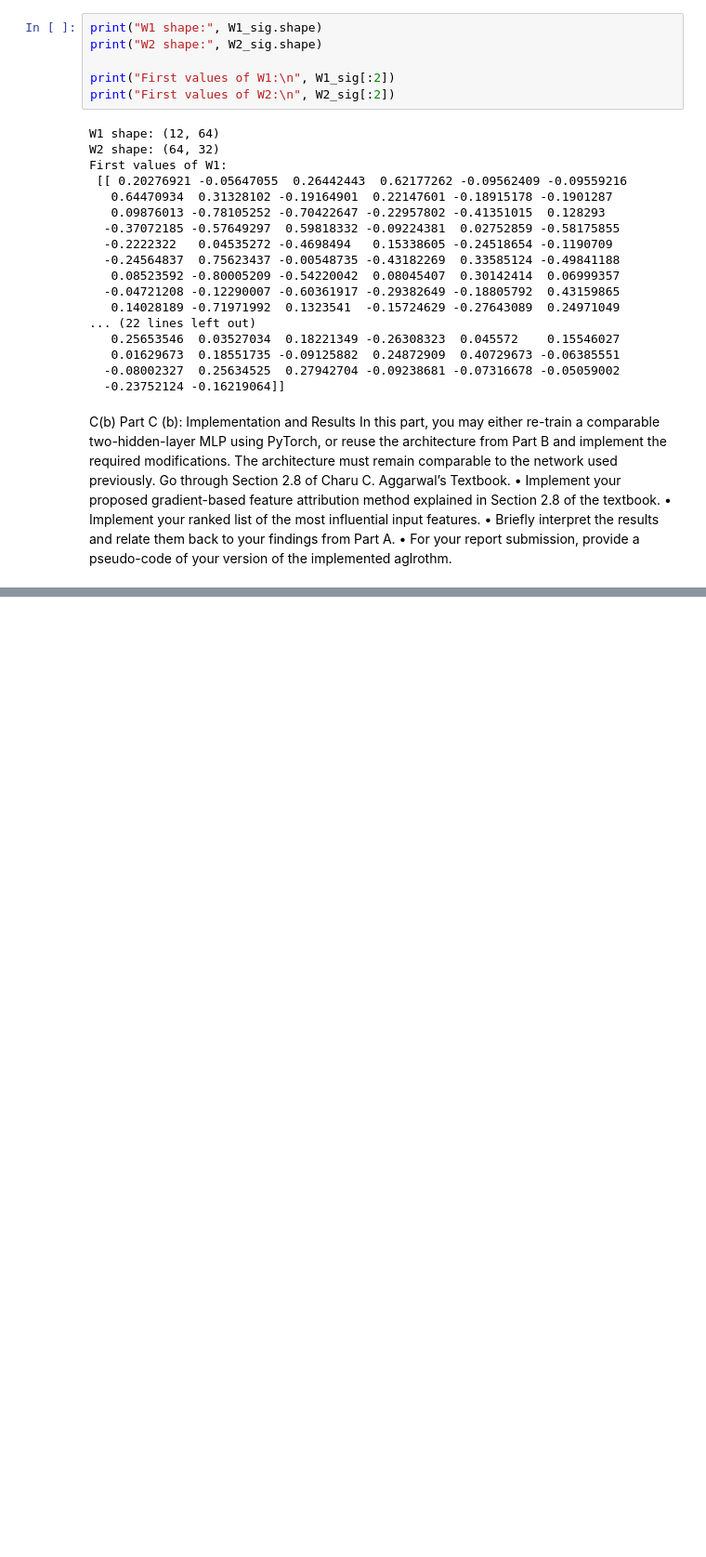
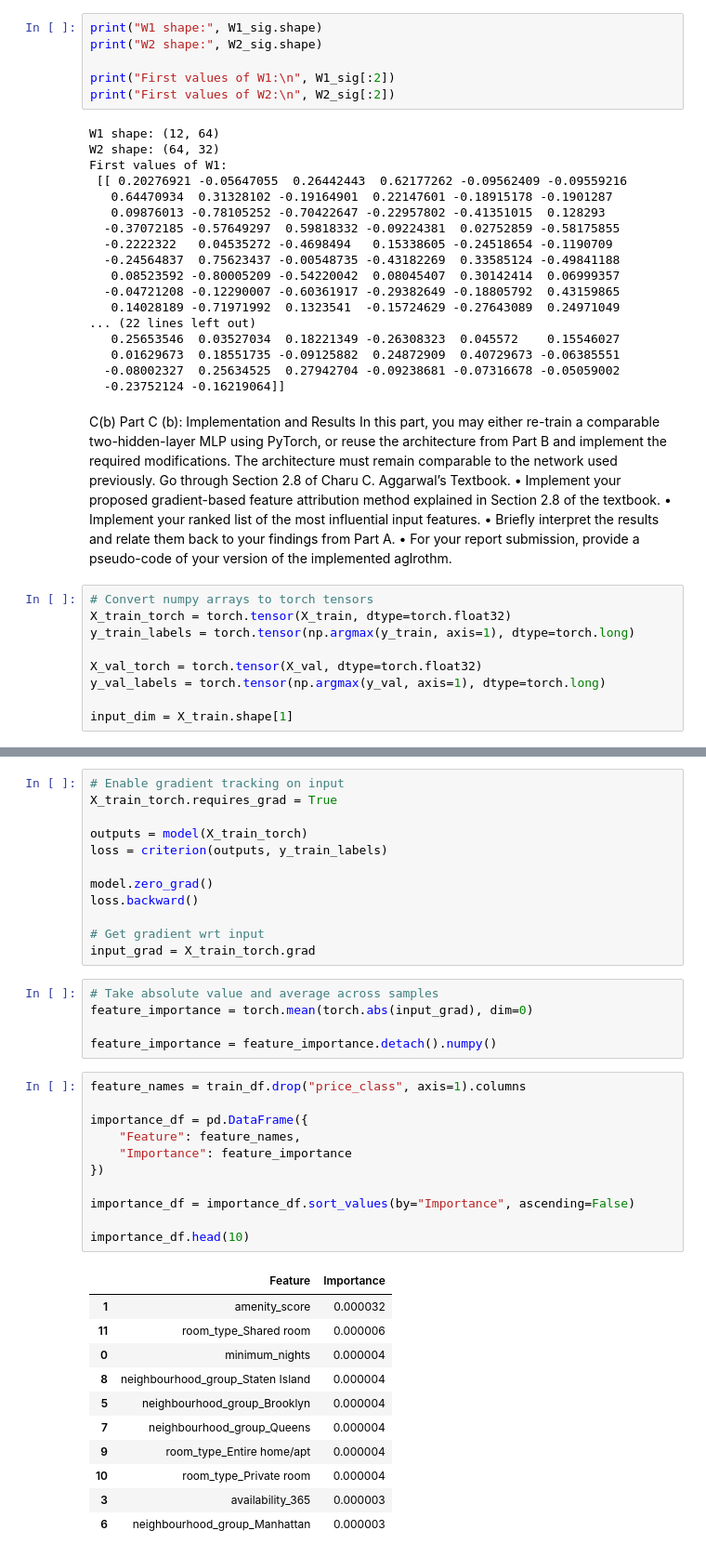
Before and after one commit to RMHamzaArif89/AI600-Assignment1-Airbnb-MLP, a Jupyter notebook: partA_EDA.ipynb, the cells around one changed output, grey strips where cells are left out. Shown at 93% size. Saved outputs shown, nothing was run; the diff lists cells and outputs as text; blank space fills up the shorter version.

```diff
--- a/partA_EDA.ipynb
+++ b/partA_EDA.ipynb
@@ -432,3 +432,12 @@ Go through Section 2.8 of Charu C. Aggarwal’s Textbook.
 • Briefly interpret the results and relate them back to your findings from Part A.
 • For your report submission, provide a pseudo-code of your version of the implemented
 aglrothm.
+# %%
+# Convert numpy arrays to torch tensors
+X_train_torch = torch.tensor(X_train, dtype=torch.float32)
+y_train_labels = torch.tensor(np.argmax(y_train, axis=1), dtype=torch.long)
+
+X_val_torch = torch.tensor(X_val, dtype=torch.float32)
+y_val_labels = torch.tensor(np.argmax(y_val, axis=1), dtype=torch.long)
+
+input_dim = X_train.shape[1]
@@ -434,0 +487,40 @@ aglrothm.
+# %%
+# Enable gradient tracking on input
+X_train_torch.requires_grad = True
+
+outputs = model(X_train_torch)
+loss = criterion(outputs, y_train_labels)
+
+model.zero_grad()
+loss.backward()
+
+# Get gradient wrt input
+input_grad = X_train_torch.grad
+# %%
+# Take absolute value and average across samples
+feature_importance = torch.mean(torch.abs(input_grad), dim=0)
+
+feature_importance = feature_importance.detach().numpy()
+# %%
+feature_names = train_df.drop("price_class", axis=1).columns
+
+importance_df = pd.DataFrame({
+    "Feature": feature_names,
+    "Importance": feature_importance
+})
+
+importance_df = importance_df.sort_values(by="Importance", ascending=False)
+
+importance_df.head(10)
+# %% [output]
+|  | Feature | Importance |
+| 1 | amenity_score | 0.000032 |
+| 11 | room_type_Shared room | 0.000006 |
+| 0 | minimum_nights | 0.000004 |
+| 8 | neighbourhood_group_Staten Island | 0.000004 |
+| 5 | neighbourhood_group_Brooklyn | 0.000004 |
+| 7 | neighbourhood_group_Queens | 0.000004 |
+| 9 | room_type_Entire home/apt | 0.000004 |
+| 10 | room_type_Private room | 0.000004 |
+| 3 | availability_365 | 0.000003 |
+| 6 | neighbourhood_group_Manhattan | 0.000003 |
```
Also changed, not shown: parts of 4 cells of this notebook.
